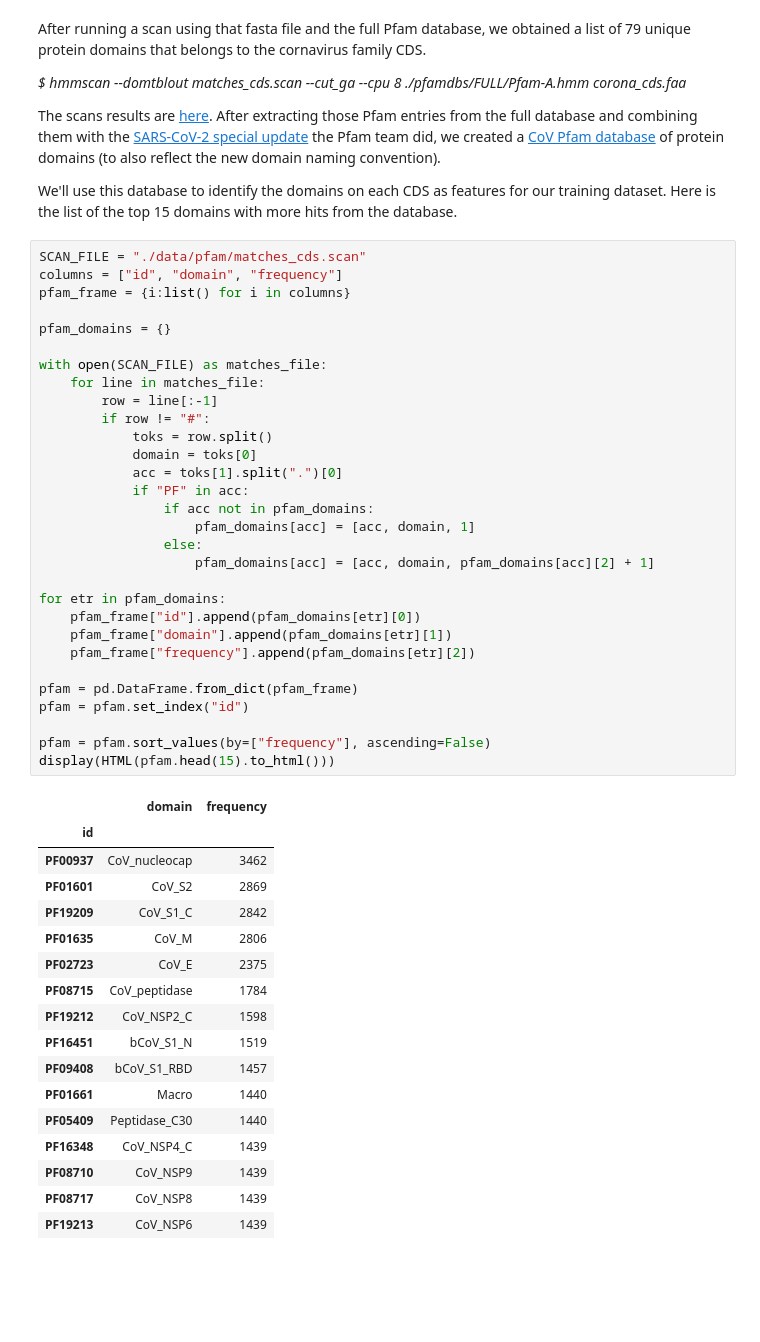
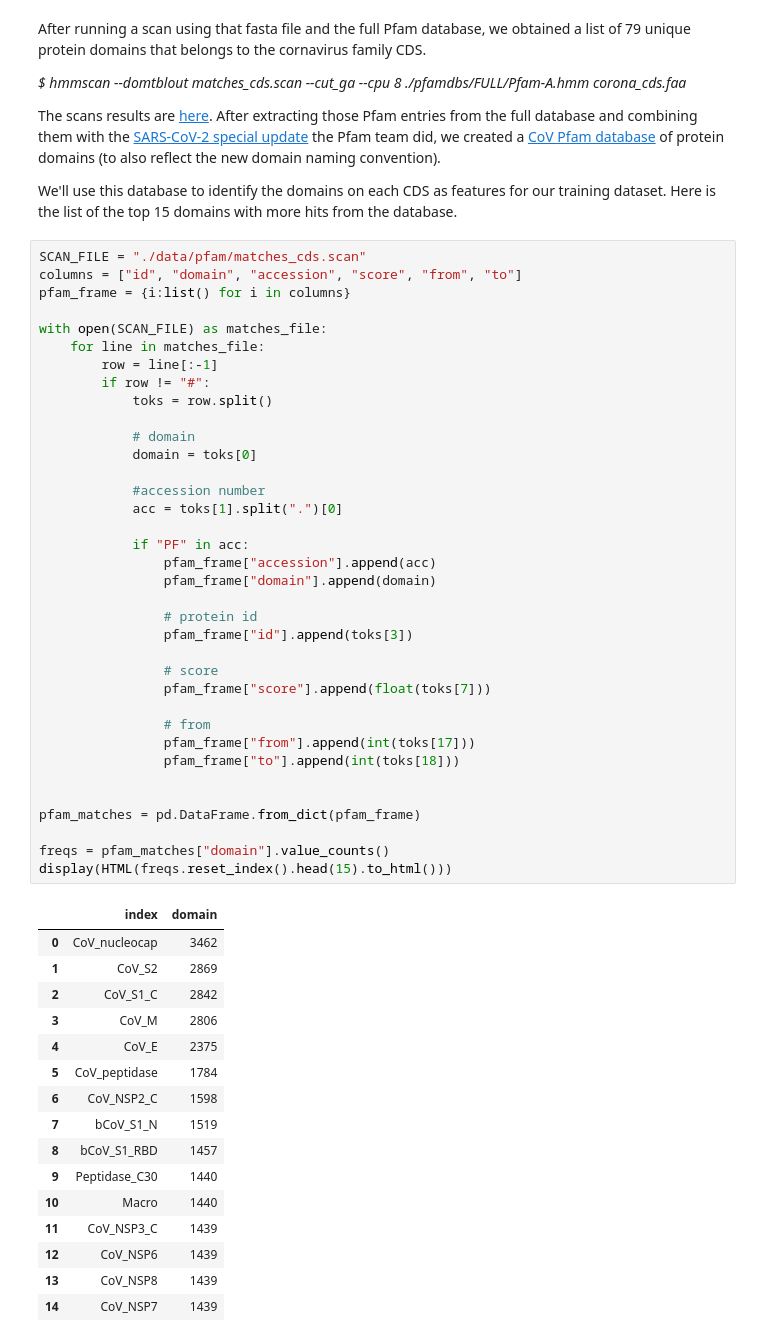
Before and after one commit to pellegre/coronaversing, a Jupyter notebook: proteindb.ipynb, the cells around one changed output. Saved outputs shown, nothing was run; the diff lists cells and outputs as text; blank space fills up the shorter version.

Commit message:
create protein classification training set

```diff
--- a/proteindb.ipynb
+++ b/proteindb.ipynb
@@ -1042,49 +1045,54 @@ The scans results are [here](./data/pfam/matches_cds.scan). After extracting tho
 We'll use this database to identify the domains on each CDS as features for our training dataset. Here is the list of the top 15 domains with more hits from the database.
 # %%
 SCAN_FILE = "./data/pfam/matches_cds.scan"
-columns = ["id", "domain", "frequency"]
+columns = ["id", "domain", "accession", "score", "from", "to"]
 pfam_frame = {i:list() for i in columns}
-
-pfam_domains = {}
 
 with open(SCAN_FILE) as matches_file:
     for line in matches_file:
         row = line[:-1]
         if row != "#":
             toks = row.split()
+
+            # domain
             domain = toks[0]
+
+            #accession number
             acc = toks[1].split(".")[0]
+
             if "PF" in acc:
-                if acc not in pfam_domains:
-                    pfam_domains[acc] = [acc, domain, 1]
-                else:
-                    pfam_domains[acc] = [acc, domain, pfam_domains[acc][2] + 1]
+                pfam_frame["accession"].append(acc)
+                pfam_frame["domain"].append(domain)
 
-for etr in pfam_domains:
-    pfam_frame["id"].append(pfam_domains[etr][0])
-    pfam_frame["domain"].append(pfam_domains[etr][1])
-    pfam_frame["frequency"].append(pfam_domains[etr][2])
+                # protein id
+                pfam_frame["id"].append(toks[3])
 
-pfam = pd.DataFrame.from_dict(pfam_frame)
-pfam = pfam.set_index("id")
+                # score
+                pfam_frame["score"].append(float(toks[7]))
 
-pfam = pfam.sort_values(by=["frequency"], ascending=False)
-display(HTML(pfam.head(15).to_html()))
+                # from
+                pfam_frame["from"].append(int(toks[17]))
+                pfam_frame["to"].append(int(toks[18]))
+
+
+pfam_matches = pd.DataFrame.from_dict(pfam_frame)
+
+freqs = pfam_matches["domain"].value_counts()
+display(HTML(freqs.reset_index().head(15).to_html()))
 # %% [output]
-|  | domain | frequency |
-| id |  |  |
-| PF00937 | CoV_nucleocap | 3462 |
-| PF01601 | CoV_S2 | 2869 |
-| PF19209 | CoV_S1_C | 2842 |
-| PF01635 | CoV_M | 2806 |
-| PF02723 | CoV_E | 2375 |
-| PF08715 | CoV_peptidase | 1784 |
-| PF19212 | CoV_NSP2_C | 1598 |
-| PF16451 | bCoV_S1_N | 1519 |
-| PF09408 | bCoV_S1_RBD | 1457 |
-| PF01661 | Macro | 1440 |
-| PF05409 | Peptidase_C30 | 1440 |
-| PF16348 | CoV_NSP4_C | 1439 |
-| PF08710 | CoV_NSP9 | 1439 |
-| PF08717 | CoV_NSP8 | 1439 |
-| PF19213 | CoV_NSP6 | 1439 |
+|  | index | domain |
+| 0 | CoV_nucleocap | 3462 |
+| 1 | CoV_S2 | 2869 |
+| 2 | CoV_S1_C | 2842 |
+| 3 | CoV_M | 2806 |
+| 4 | CoV_E | 2375 |
+| 5 | CoV_peptidase | 1784 |
+| 6 | CoV_NSP2_C | 1598 |
+| 7 | bCoV_S1_N | 1519 |
+| 8 | bCoV_S1_RBD | 1457 |
+| 9 | Peptidase_C30 | 1440 |
+| 10 | Macro | 1440 |
+| 11 | CoV_NSP3_C | 1439 |
+| 12 | CoV_NSP6 | 1439 |
+| 13 | CoV_NSP8 | 1439 |
+| 14 | CoV_NSP7 | 1439 |
```
Also changed, not shown: parts of 14 cells of this notebook.
